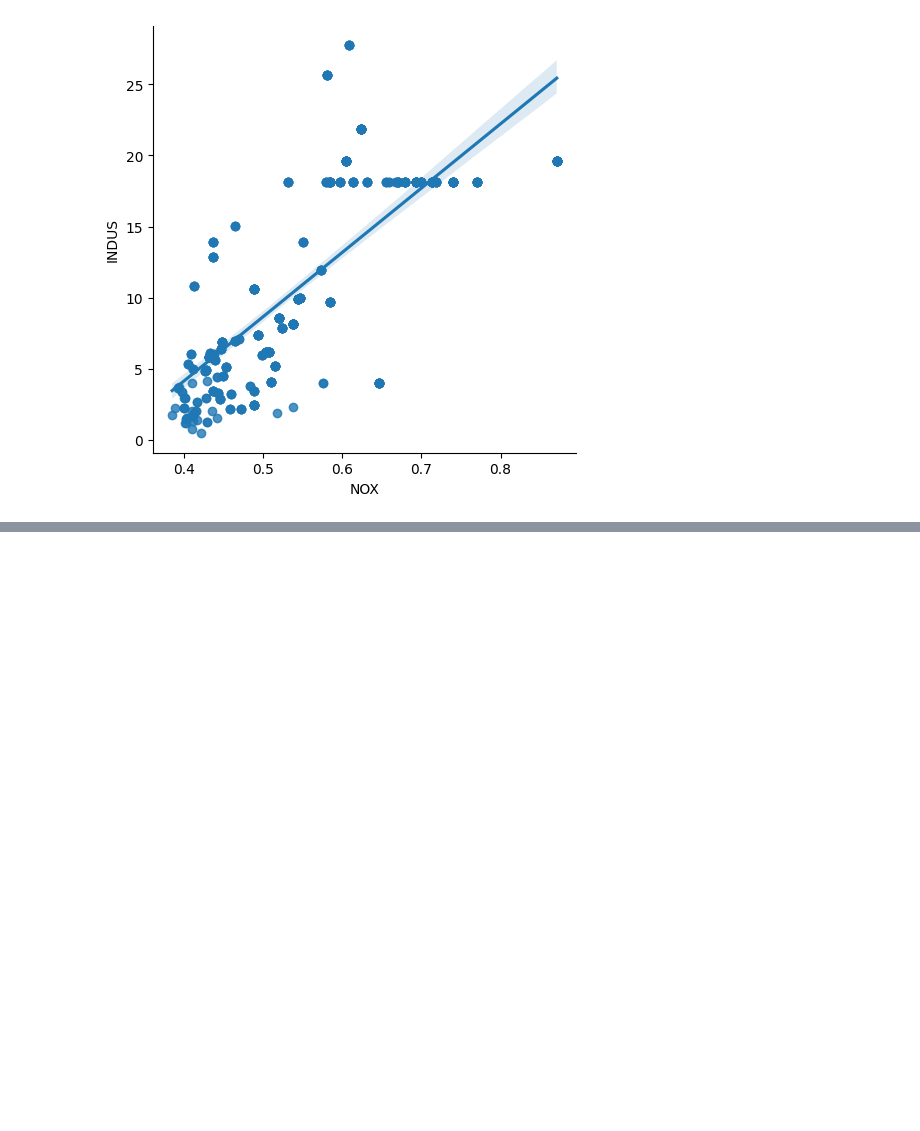
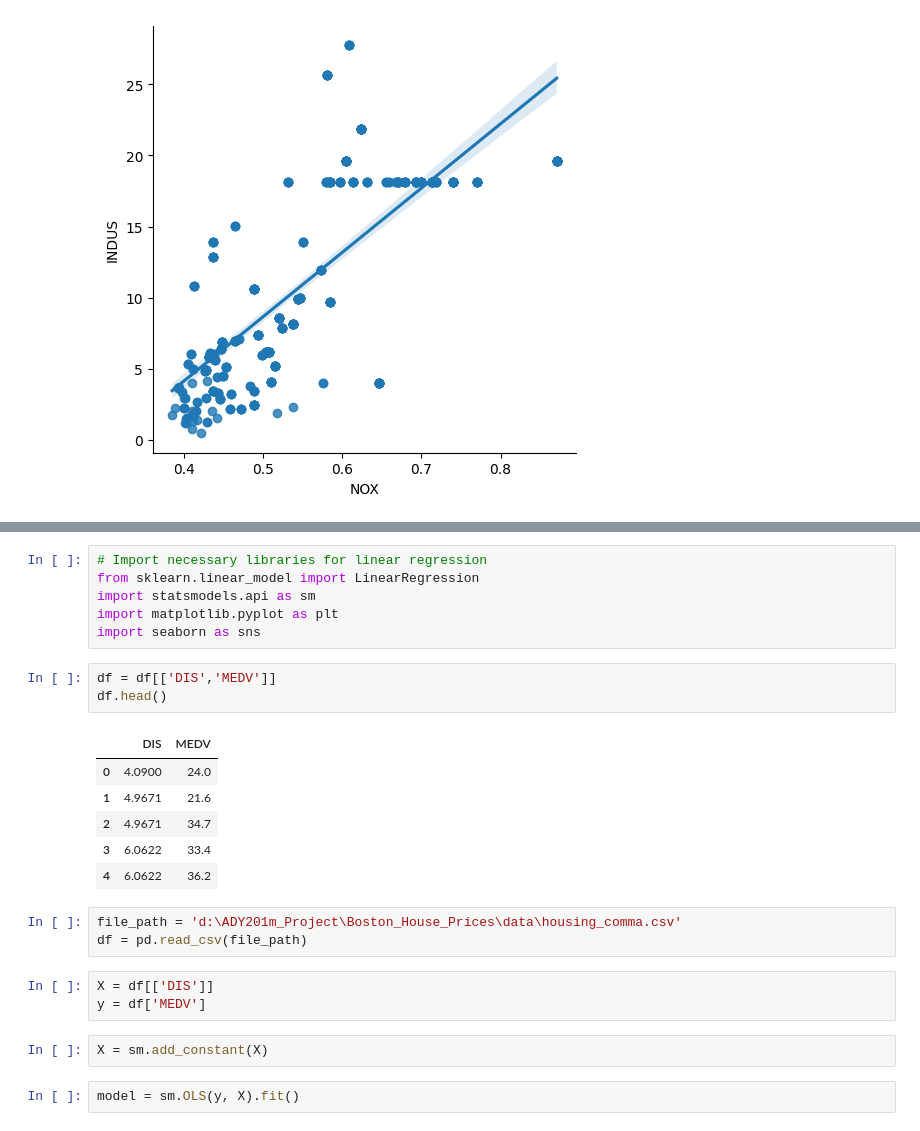
Before and after one commit to huyduong20102004/Boston_House_Prices, a Jupyter notebook: nb.ipynb, the cells around one changed output, grey strips where cells are left out. Cells and saved outputs as stored; diff of their text form; blank space fills up the shorter version.

```diff
--- a/nb.ipynb
+++ b/nb.ipynb
@@ -170,0 +174,26 @@ plt.show()
+# %%
+# Import necessary libraries for linear regression
+from sklearn.linear_model import LinearRegression
+import statsmodels.api as sm
+import matplotlib.pyplot as plt
+import seaborn as sns
+# %%
+df = df[['DIS','MEDV']]
+df.head()
+# %% [output]
+|  | DIS | MEDV |
+| 0 | 4.0900 | 24.0 |
+| 1 | 4.9671 | 21.6 |
+| 2 | 4.9671 | 34.7 |
+| 3 | 6.0622 | 33.4 |
+| 4 | 6.0622 | 36.2 |
+# %%
+file_path = 'd:\ADY201m_Project\Boston_House_Prices\data\housing_comma.csv'
+df = pd.read_csv(file_path)
+# %%
+X = df[['DIS']]
+y = df['MEDV']
+# %%
+X = sm.add_constant(X)
+# %%
+model = sm.OLS(y, X).fit()
```
Also changed, not shown: parts of 5 cells of this notebook, 1 other file.
